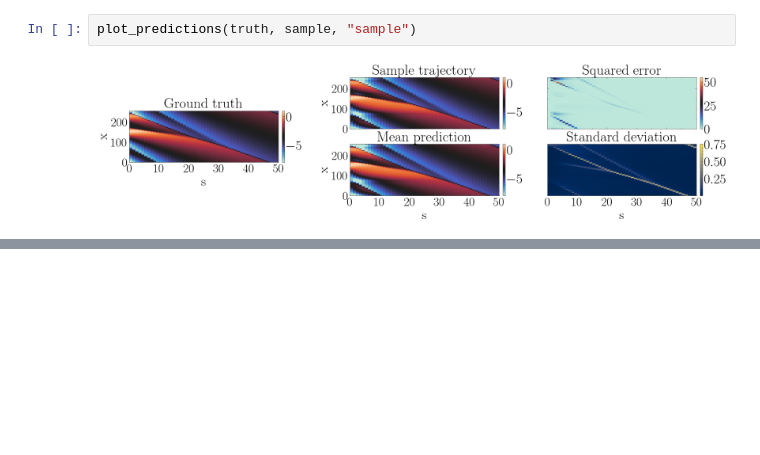
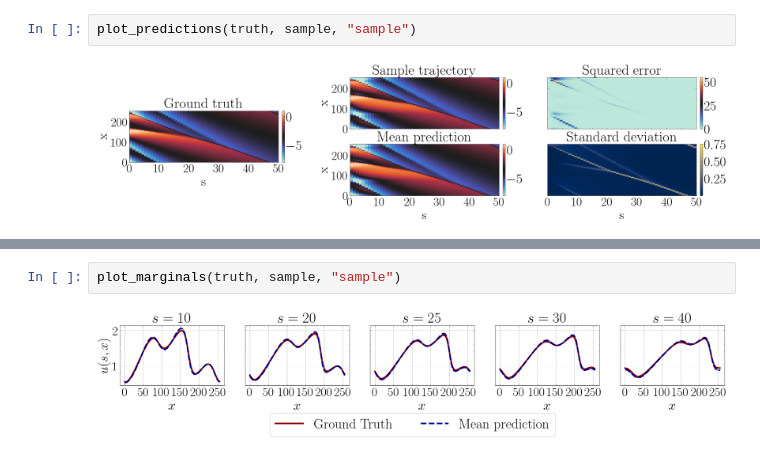
Before and after one commit to Philipp238/diffusionUQ, a Jupyter notebook: evaluation/burgers.ipynb, the cells around one changed output, grey strips where cells are left out. Saved outputs shown, nothing was run; the diff lists cells and outputs as text; blank space fills up the shorter version.

```diff
--- a/evaluation/burgers.ipynb
+++ b/evaluation/burgers.ipynb
@@ -143,0 +194,4 @@ plot_predictions(truth, sample, "sample")
+# %%
+plot_marginals(truth, sample, "sample")
+# %% [output]
+[figure, added]
```
Also changed, not shown: parts of 6 cells of this notebook, 36 other files.
